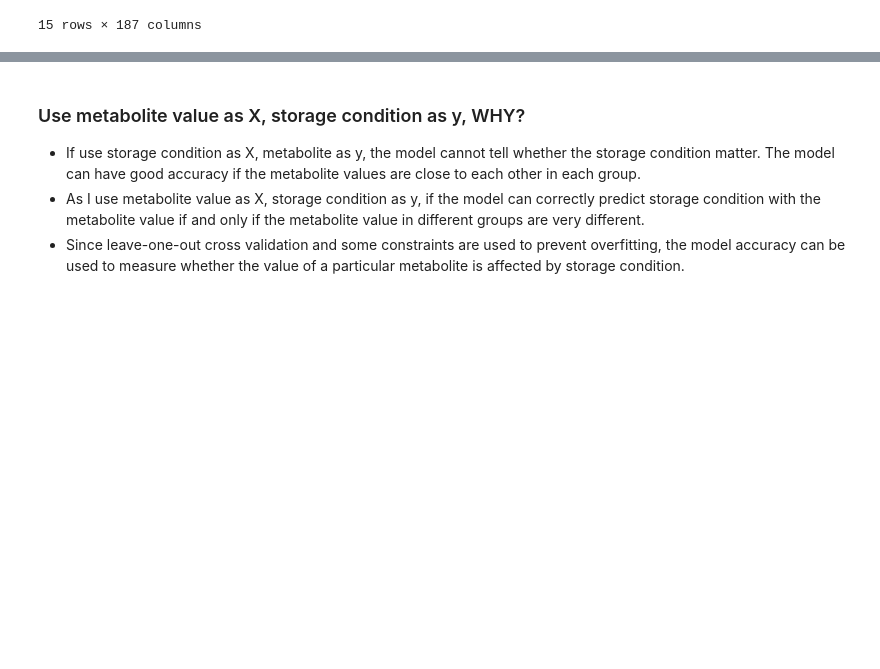
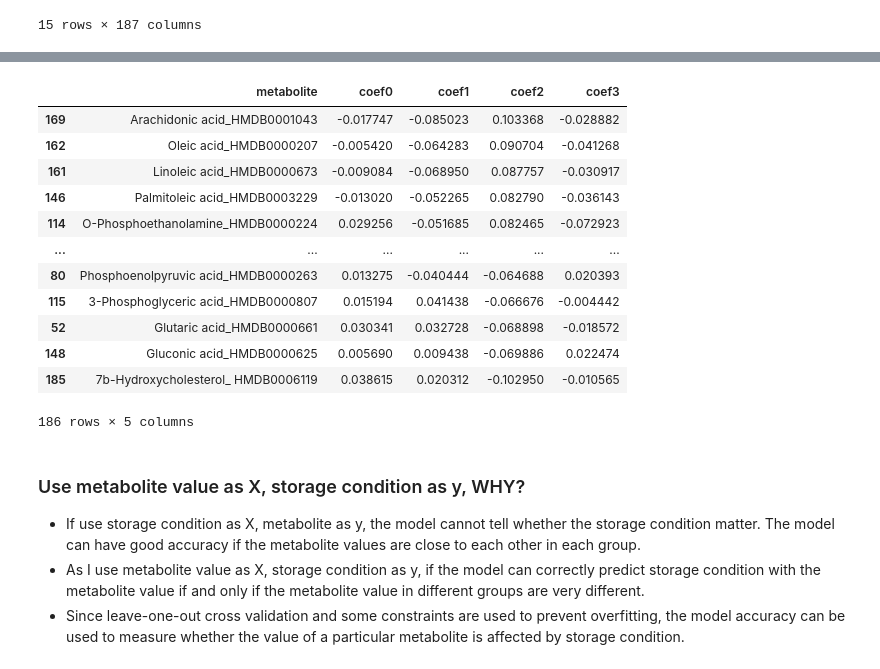
Before and after one commit to jiaqiw9/interpretation-of-metabolomics, a Jupyter notebook: feature_analysis/DS Project.ipynb, the cells around one changed output, grey strips where cells are left out. Saved outputs shown, nothing was run; the diff lists cells and outputs as text; code cells hidden in the pictures; blank space fills up the shorter version.

```diff
--- a/feature_analysis/DS Project.ipynb
+++ b/feature_analysis/DS Project.ipynb
@@ -321,3 +376,19 @@ y = pd.factorize(y)[0]
+# %%
+aha.sort_values(by='coef2',ascending=False)
+# %% [output]
+|  | metabolite | coef0 | coef1 | coef2 | coef3 |
+| 169 | Arachidonic acid_HMDB0001043 | -0.017747 | -0.085023 | 0.103368 | -0.028882 |
+| 162 | Oleic acid_HMDB0000207 | -0.005420 | -0.064283 | 0.090704 | -0.041268 |
+| 161 | Linoleic acid_HMDB0000673 | -0.009084 | -0.068950 | 0.087757 | -0.030917 |
+| 146 | Palmitoleic acid_HMDB0003229 | -0.013020 | -0.052265 | 0.082790 | -0.036143 |
+| 114 | O-Phosphoethanolamine_HMDB0000224 | 0.029256 | -0.051685 | 0.082465 | -0.072923 |
+| ... | ... | ... | ... | ... | ... |
+| 80 | Phosphoenolpyruvic acid_HMDB0000263 | 0.013275 | -0.040444 | -0.064688 | 0.020393 |
+| 115 | 3-Phosphoglyceric acid_HMDB0000807 | 0.015194 | 0.041438 | -0.066676 | -0.004442 |
+| 52 | Glutaric acid_HMDB0000661 | 0.030341 | 0.032728 | -0.068898 | -0.018572 |
+| 148 | Gluconic acid_HMDB0000625 | 0.005690 | 0.009438 | -0.069886 | 0.022474 |
+| 185 | 7b-Hydroxycholesterol_ HMDB0006119 | 0.038615 | 0.020312 | -0.102950 | -0.010565 |
+186 rows × 5 columns
 # %% [markdown]
 ### Use metabolite value as X, storage condition as y, WHY?
 - If use storage condition as X, metabolite as y, the model cannot tell whether the storage condition matter. The model can have good accuracy if the metabolite values are close to each other in each group.
```
Also changed, not shown: parts of 17 cells of this notebook, 2 other files.
